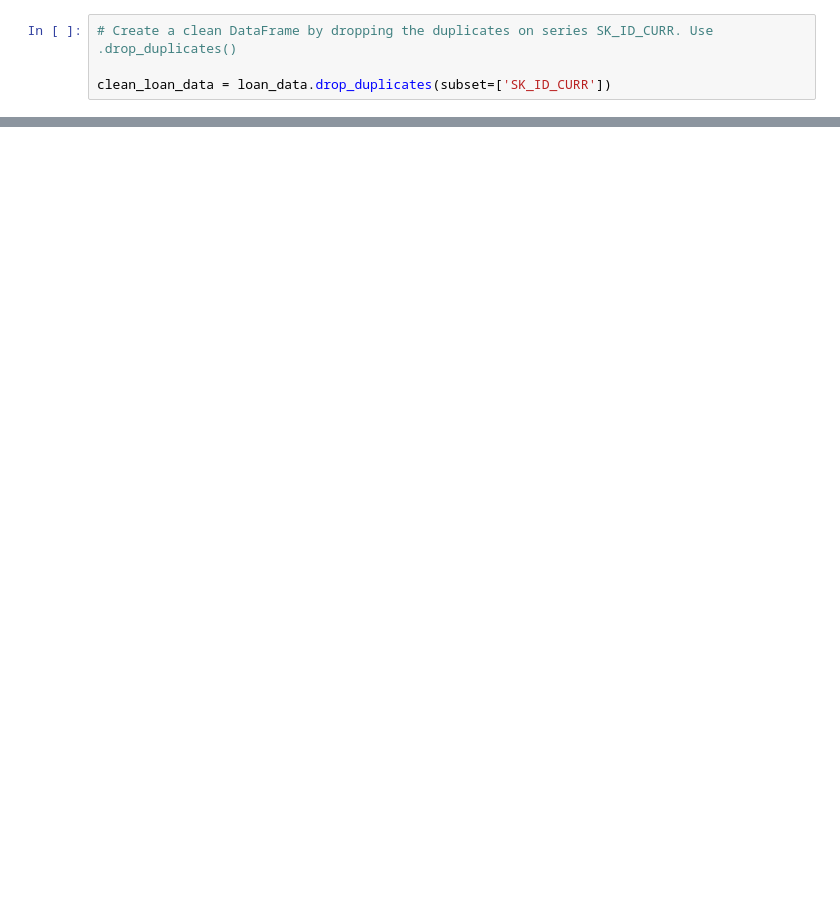
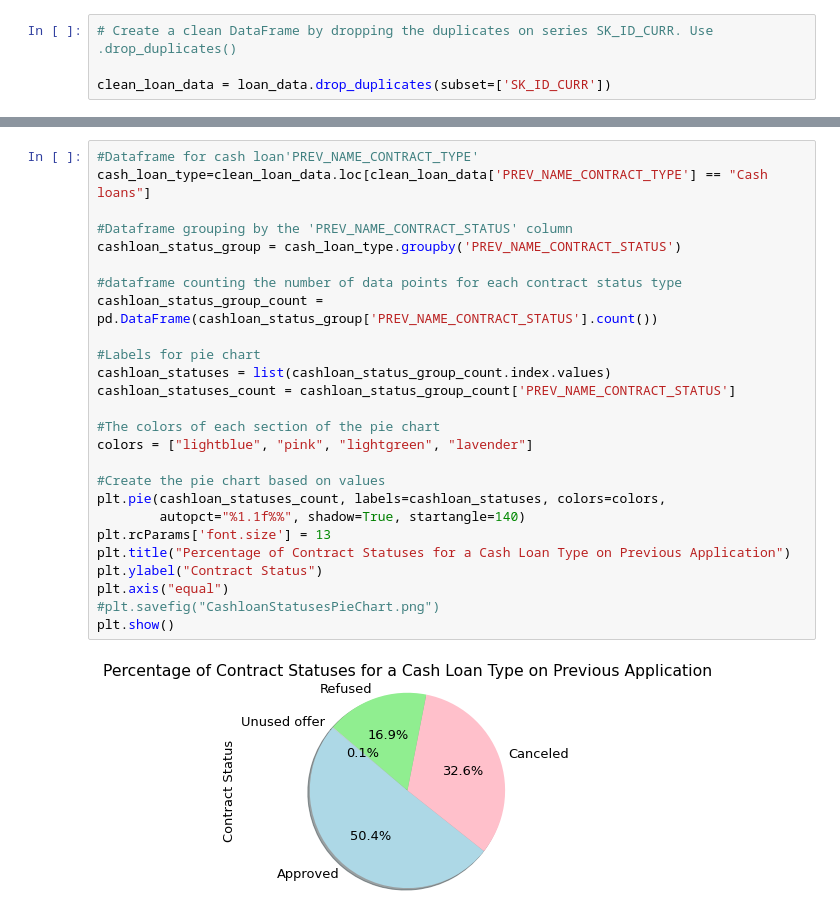
Before and after one commit to Shanaida/datascience_project1, a Jupyter notebook: project_one.ipynb, the cells around one changed output, grey strips where cells are left out. Cells and saved outputs as stored; diff of their text form; blank space fills up the shorter version.

```diff
--- a/project_one.ipynb
+++ b/project_one.ipynb
@@ -267,0 +315,28 @@ dtype: int64
+# %%
+#Dataframe for cash loan'PREV_NAME_CONTRACT_TYPE'
+cash_loan_type=clean_loan_data.loc[clean_loan_data['PREV_NAME_CONTRACT_TYPE'] == "Cash loans"]
+
+#Dataframe grouping by the 'PREV_NAME_CONTRACT_STATUS' column
+cashloan_status_group = cash_loan_type.groupby('PREV_NAME_CONTRACT_STATUS')
+
+#dataframe counting the number of data points for each contract status type
+cashloan_status_group_count = pd.DataFrame(cashloan_status_group['PREV_NAME_CONTRACT_STATUS'].count())
+
+#Labels for pie chart
+cashloan_statuses = list(cashloan_status_group_count.index.values)
+cashloan_statuses_count = cashloan_status_group_count['PREV_NAME_CONTRACT_STATUS']
+
+#The colors of each section of the pie chart
+colors = ["lightblue", "pink", "lightgreen", "lavender"]
+
+#Create the pie chart based on values
+plt.pie(cashloan_statuses_count, labels=cashloan_statuses, colors=colors,
+        autopct="%1.1f%%", shadow=True, startangle=140)
+plt.rcParams['font.size'] = 13
+plt.title("Percentage of Contract Statuses for a Cash Loan Type on Previous Application")
+plt.ylabel("Contract Status")
+plt.axis("equal")
+#plt.savefig("CashloanStatusesPieChart.png")
+plt.show()
+# %% [output]
+[figure, added]
```
Also changed, not shown: parts of 20 cells of this notebook.
